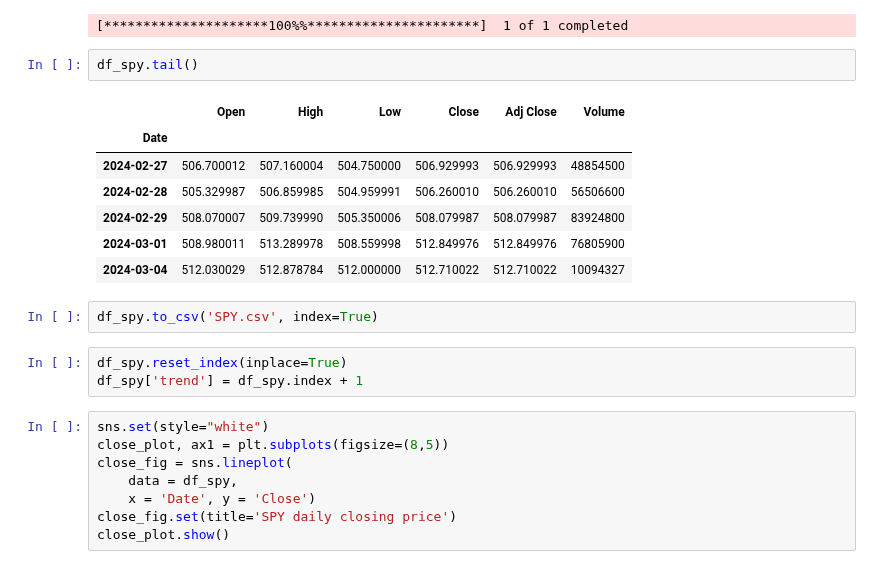
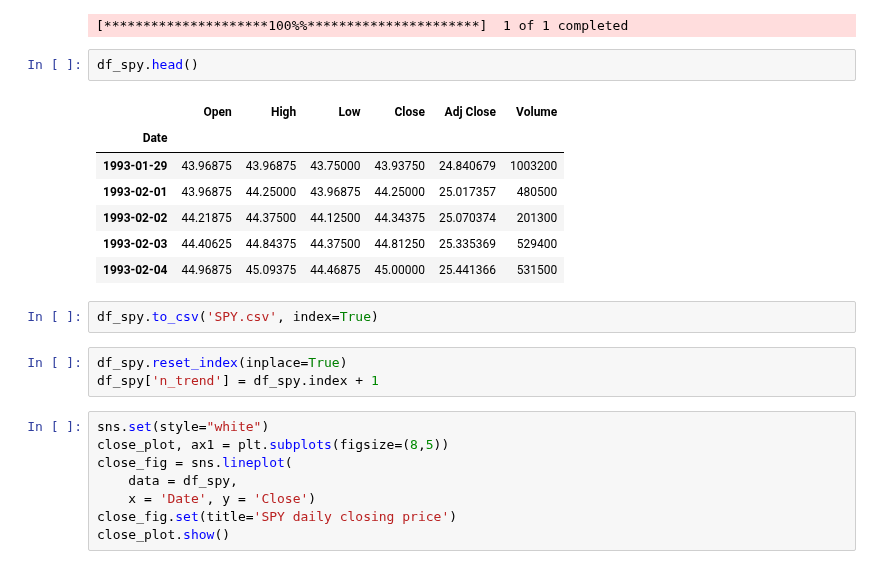
Before and after one commit to viethngn/Data_Analysis_3_ECBS5171, a Jupyter notebook: extra_assignment/extra_assignment_viethngn.ipynb, the cells around one changed output. Saved outputs shown, nothing was run; the diff lists cells and outputs as text.

```diff
--- a/extra_assignment/extra_assignment_viethngn.ipynb
+++ b/extra_assignment/extra_assignment_viethngn.ipynb
@@ -18,20 +19,20 @@ df_spy = yf.download('SPY')
 # %% [output]
 [*********************100%%**********************]  1 of 1 completed
 # %%
-df_spy.tail()
+df_spy.head()
 # %% [output]
 |  | Open | High | Low | Close | Adj Close | Volume |
 | Date |  |  |  |  |  |  |
-| 2024-02-27 | 506.700012 | 507.160004 | 504.750000 | 506.929993 | 506.929993 | 48854500 |
-| 2024-02-28 | 505.329987 | 506.859985 | 504.959991 | 506.260010 | 506.260010 | 56506600 |
-| 2024-02-29 | 508.070007 | 509.739990 | 505.350006 | 508.079987 | 508.079987 | 83924800 |
-| 2024-03-01 | 508.980011 | 513.289978 | 508.559998 | 512.849976 | 512.849976 | 76805900 |
-| 2024-03-04 | 512.030029 | 512.878784 | 512.000000 | 512.710022 | 512.710022 | 10094327 |
+| 1993-01-29 | 43.96875 | 43.96875 | 43.75000 | 43.93750 | 24.840679 | 1003200 |
+| 1993-02-01 | 43.96875 | 44.25000 | 43.96875 | 44.25000 | 25.017357 | 480500 |
+| 1993-02-02 | 44.21875 | 44.37500 | 44.12500 | 44.34375 | 25.070374 | 201300 |
+| 1993-02-03 | 44.40625 | 44.84375 | 44.37500 | 44.81250 | 25.335369 | 529400 |
+| 1993-02-04 | 44.96875 | 45.09375 | 44.46875 | 45.00000 | 25.441366 | 531500 |
 # %%
 df_spy.to_csv('SPY.csv', index=True)
 # %%
 df_spy.reset_index(inplace=True)
-df_spy['trend'] = df_spy.index + 1
+df_spy['n_trend'] = df_spy.index + 1
 # %%
 sns.set(style="white")
 close_plot, ax1 = plt.subplots(figsize=(8,5))
```
Also changed, not shown: parts of 43 cells of this notebook, 1 other file.
